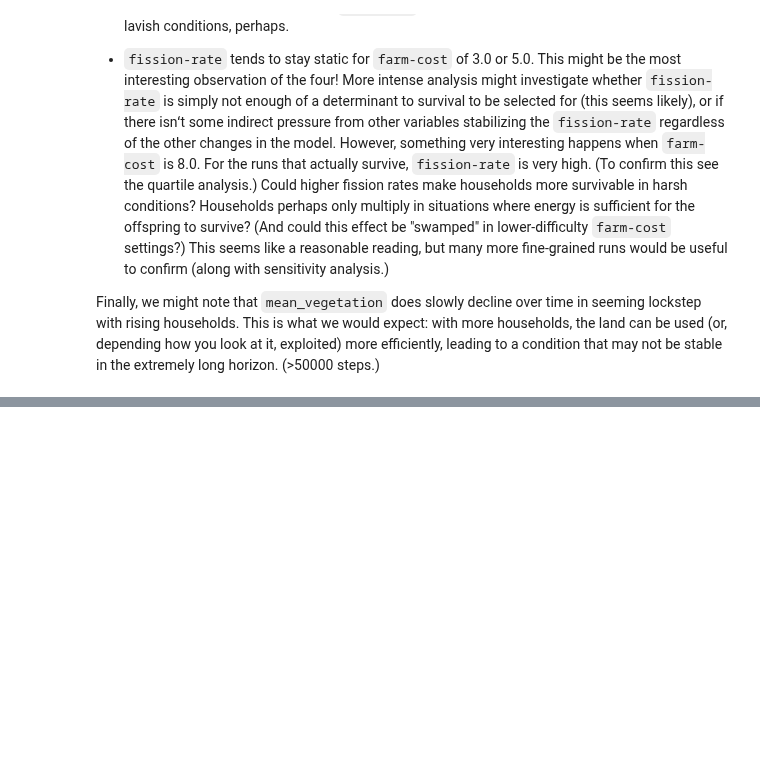
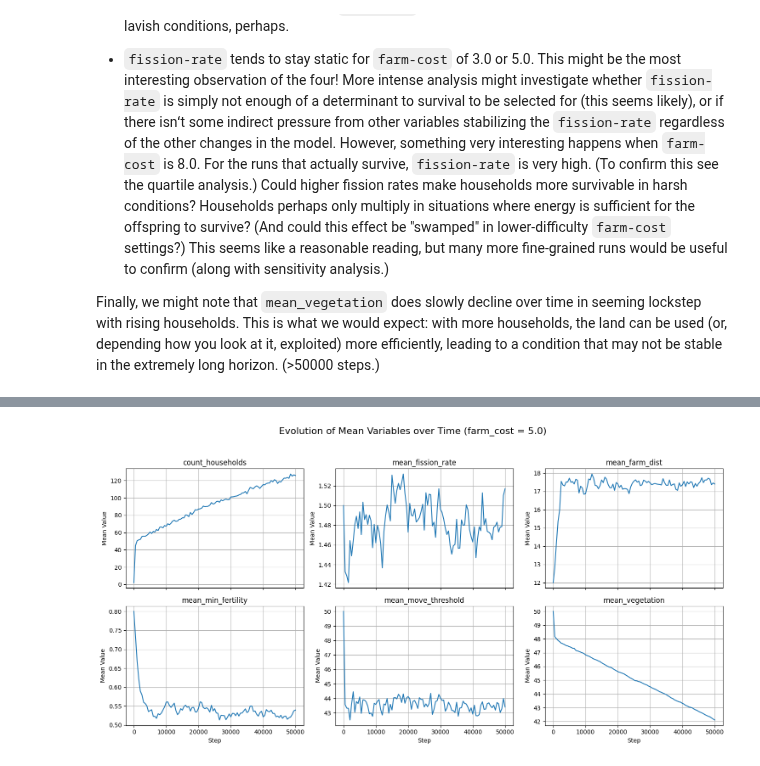
Before and after one commit to peterdresslar/cas-520, a Jupyter notebook: M5/M5Analysis_Dresslar.ipynb, the cells around one changed output, grey strips where cells are left out. Drawn from its saved outputs; the diff is of its cells as text; code cells hidden in the pictures; blank space fills up the shorter version.

```diff
--- a/M5/M5Analysis_Dresslar.ipynb
+++ b/M5/M5Analysis_Dresslar.ipynb
@@ -336,0 +337,4 @@ KeyError: "Columns not found: 'mean_move_threshold', 'mean_farm_dist', 'count_ho
+# %%
+plot_randos_exp("M5Model_Dresslar_randotime-table.csv", 5.0)
+# %% [output]
+[figure, added]
```
Also changed, not shown: parts of 3 cells of this notebook.
